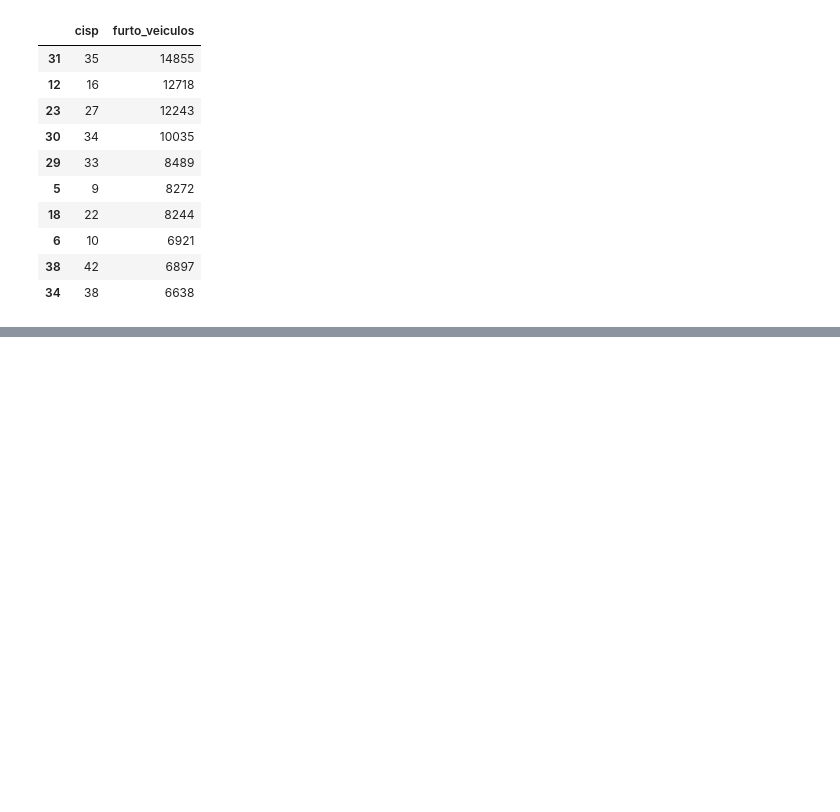
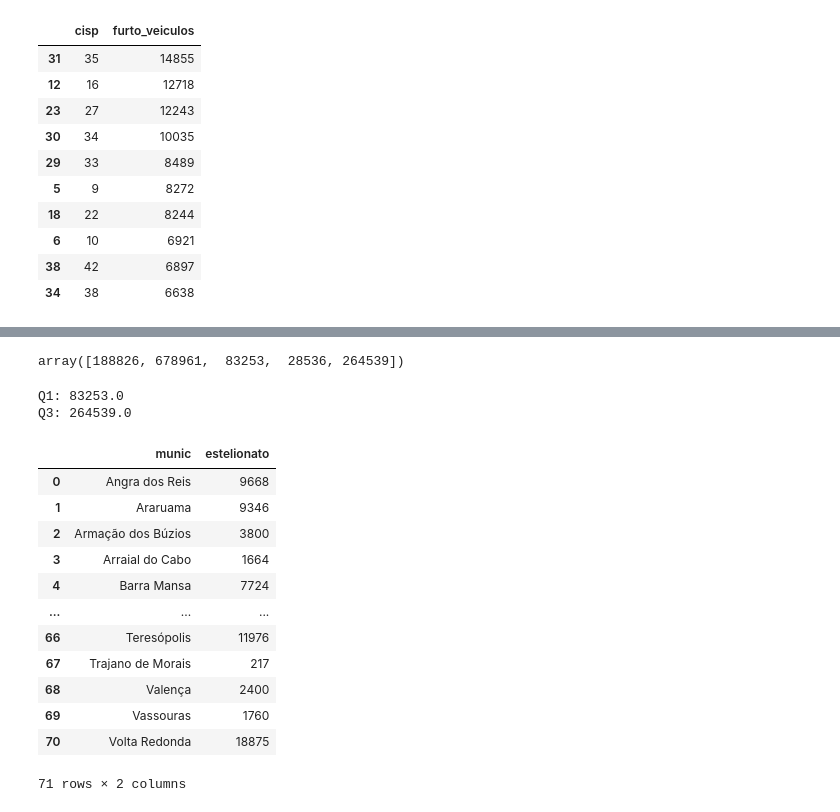
Before and after one commit to thaysamcosta-code/UC2-SENAC_DADOS, a Jupyter notebook: ISP.ipynb, the cells around one changed output, grey strips where cells are left out. Drawn from its saved outputs; the diff is of its cells as text; code cells hidden in the pictures; blank space fills up the shorter version.

```diff
--- a/ISP.ipynb
+++ b/ISP.ipynb
@@ -178,0 +210,4 @@ df_capital_furto.head(10)
+# %%
+dados = "https://www.ispdados.rj.gov.br/Arquivos/BaseDPEvolucaoMensalCisp.csv"
+df = pd.read_csv(dados, encoding = 'latin-1', sep = ';')
+df
@@ -178,0 +331,34 @@ df_capital_furto.head(10)
+# %%
+array_regiao_estelionato = np.array(df_regiao_estelionato['estelionato'])
+array_regiao_estelionato
+# %% [output]
+array([188826, 678961,  83253,  28536, 264539])
+# %%
+Q1 = np.percentile(array_regiao_estelionato, 25)
+Q2 = np.percentile(array_regiao_estelionato, 50)
+Q3 = np.percentile(array_regiao_estelionato, 75)
+
+print('Q1:', Q1)
+print('Q3:', Q3)
+# %% [output]
+Q1: 83253.0
+Q3: 264539.0
+# %%
+df_interior = df[df['regiao'] == 'Interior']
+# %%
+df_municipio_estelionato = df_interior.groupby('munic')['estelionato'].sum().reset_index()
+df_municipio_estelionato
+# %% [output]
+|  | munic | estelionato |
+| 0 | Angra dos Reis | 9668 |
+| 1 | Araruama | 9346 |
+| 2 | Armação dos Búzios | 3800 |
+| 3 | Arraial do Cabo | 1664 |
+| 4 | Barra Mansa | 7724 |
+| ... | ... | ... |
+| 66 | Teresópolis | 11976 |
+| 67 | Trajano de Morais | 217 |
+| 68 | Valença | 2400 |
+| 69 | Vassouras | 1760 |
+| 70 | Volta Redonda | 18875 |
+71 rows × 2 columns
```
Also changed, not shown: parts of 25 cells of this notebook, 1 other file.
